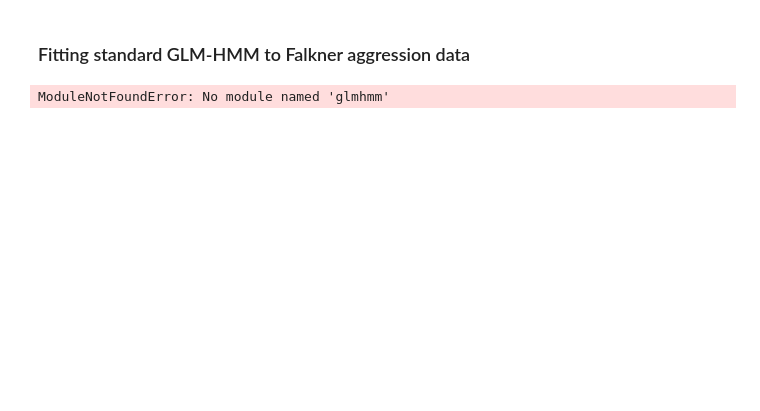
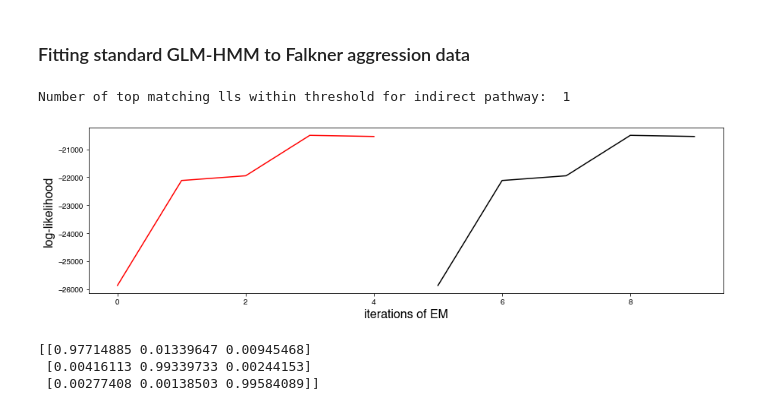
Before and after one commit to lenca56/Pillow_dGLM-HMM, a Jupyter notebook: code/Falkner_GLM-HMM.ipynb, the cells around one changed output. Cells and saved outputs as stored; diff of their text form; code cells hidden in the pictures; blank space fills up the shorter version.

Commit message:
wrote GLM-HMM fitting script for falkner data

```diff
--- a/code/Falkner_GLM-HMM.ipynb
+++ b/code/Falkner_GLM-HMM.ipynb
@@ -10,6 +10,7 @@ import seaborn as sns
 import scipy.optimize
 import pickle
 from matplotlib.pyplot import axes
+import pandas as pd
 
 # Import outside packages by changing the path
 import sys, os
@@ -17,5 +18,5 @@ sys.path.append(os.path.abspath(os.path.join('..', '..', 'glmhmm')))
 from glmhmm import glm, glm_hmm, utils
 from glmhmm.utils import permute_states, find_best_fit, compare_top_weights
 from glmhmm import visualize, analysis
+
+sns.set_context("talk")
-# %% [output]
-ModuleNotFoundError: No module named 'glmhmm'
@@ -21,0 +50,33 @@ ModuleNotFoundError: No module named 'glmhmm'
+# %%
+# Set hyperparameters
+N = x.shape[0] # number of data/time points
+K = 3
+C = 2 # number of observation classes
+D = x.shape[1] # number of GLM inputs (regressors)
+
+inits = 11 # set the number of initializations - Iris has 50
+maxiter = 300 # maximum number of iterations of EM to allow for each fit - Iris has 250
+tol = 1e-4
+
+# store values for each initialization
+lls_all = np.zeros((inits,maxiter))
+real_GLMHMMs = np.zeros((inits),dtype=object)
+
+# fit the model for each initialization
+for i in range(inits):
+    real_GLMHMMs[i] = glm_hmm.GLMHMM(N,D,C,K,observations="bernoulli",gaussianPrior=1)
+    # initialize the weights
+    A_init,w_init,_ = real_GLMHMMs[i].generate_params(weights=['GLM',-0.2,1.2,x,y,1])
+    # fit the model
+    lls_all[i,:],A,w,pi = real_GLMHMMs[i].fit(y,x,A_init,w_init,maxiter=maxiter,tol=tol,sess=sessInd)
+
+# bestix = find_best_fit(lls_all)
+# best_GLMHMM = real_GLMHMMs[bestix]
+# %%
+fig, axes = plt.subplots(1,1)
+fig.set_size_inches(15, 4)
+topixs = visualize.plot_loglikelihoods(lls_all,0.15,axes,startix=5)
+print('Number of top matching lls within threshold for indirect pathway: ', len(topixs))
+# %% [output]
+Number of top matching lls within threshold for indirect pathway:  1
+[figure, added]
@@ -21,0 +88,6 @@ ModuleNotFoundError: No module named 'glmhmm'
+# %%
+print(best_GLMHMM.A)
+# %% [output]
+[[0.97714885 0.01339647 0.00945468]
+ [0.00416113 0.99339733 0.00244153]
+ [0.00277408 0.00138503 0.99584089]]
```
Also changed, not shown: parts of 5 cells of this notebook, 1 other file.
